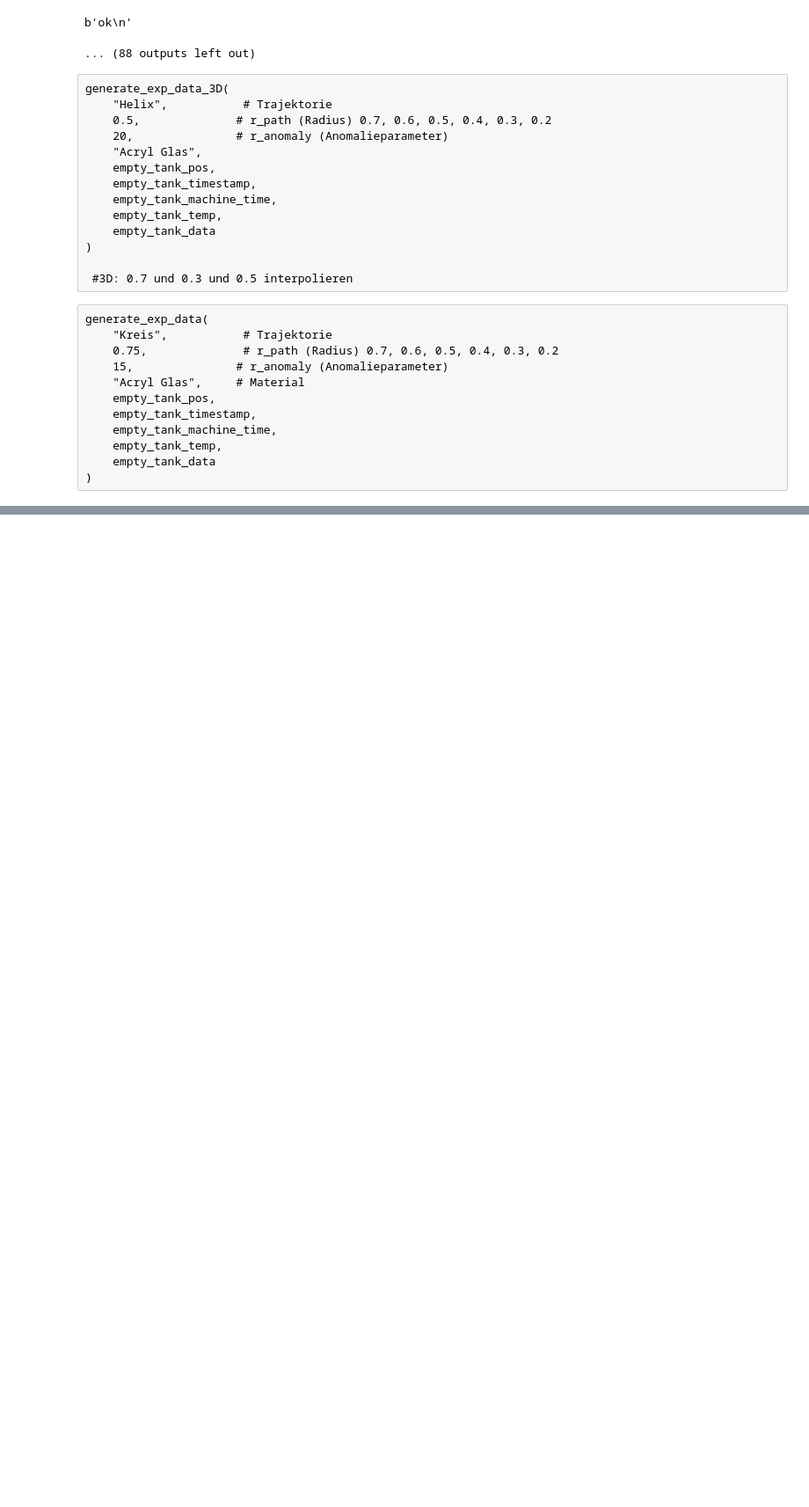
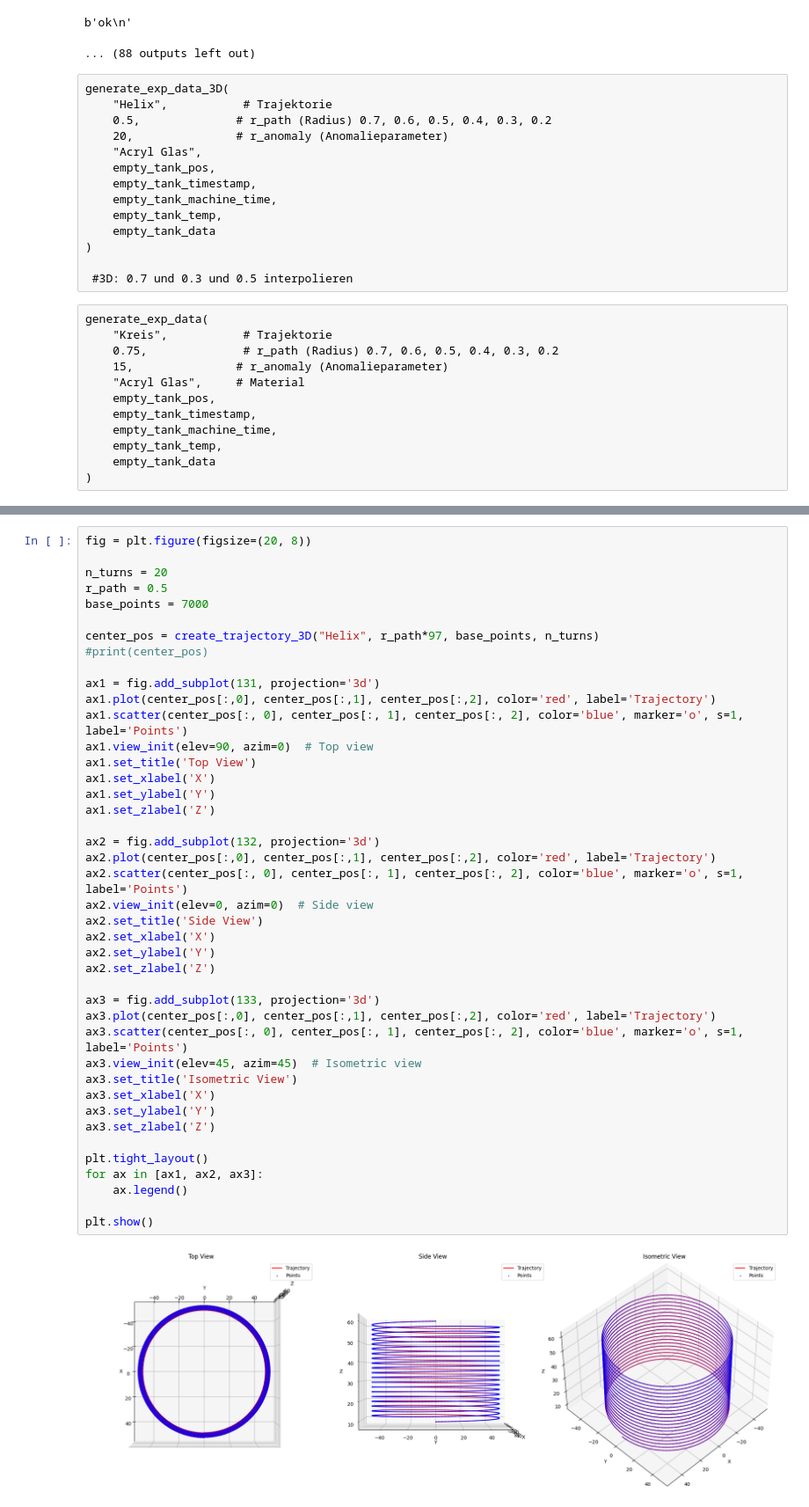
Before and after one commit to Peer076/Master-Thesis-EIT, a Jupyter notebook: new_ender_script.ipynb, the cells around one changed output, grey strips where cells are left out. Shown at 88% size. Saved outputs shown, nothing was run; the diff lists cells and outputs as text; blank space fills up the shorter version.

```diff
--- a/new_ender_script.ipynb
+++ b/new_ender_script.ipynb
@@ -518,0 +516,44 @@ message length:  4
+# %%
+fig = plt.figure(figsize=(20, 8))
+
+n_turns = 20
+r_path = 0.5
+base_points = 7000
+
+center_pos = create_trajectory_3D("Helix", r_path*97, base_points, n_turns)
+#print(center_pos)
+
+ax1 = fig.add_subplot(131, projection='3d')
+ax1.plot(center_pos[:,0], center_pos[:,1], center_pos[:,2], color='red', label='Trajectory')
+ax1.scatter(center_pos[:, 0], center_pos[:, 1], center_pos[:, 2], color='blue', marker='o', s=1, label='Points')
+ax1.view_init(elev=90, azim=0)  # Top view
+ax1.set_title('Top View')
+ax1.set_xlabel('X')
+ax1.set_ylabel('Y')
+ax1.set_zlabel('Z')
+
+ax2 = fig.add_subplot(132, projection='3d')
+ax2.plot(center_pos[:,0], center_pos[:,1], center_pos[:,2], color='red', label='Trajectory')
+ax2.scatter(center_pos[:, 0], center_pos[:, 1], center_pos[:, 2], color='blue', marker='o', s=1, label='Points')
+ax2.view_init(elev=0, azim=0)  # Side view
+ax2.set_title('Side View')
+ax2.set_xlabel('X')
+ax2.set_ylabel('Y')
+ax2.set_zlabel('Z')
+
+ax3 = fig.add_subplot(133, projection='3d')
+ax3.plot(center_pos[:,0], center_pos[:,1], center_pos[:,2], color='red', label='Trajectory')
+ax3.scatter(center_pos[:, 0], center_pos[:, 1], center_pos[:, 2], color='blue', marker='o', s=1, label='Points')
+ax3.view_init(elev=45, azim=45)  # Isometric view
+ax3.set_title('Isometric View')
+ax3.set_xlabel('X')
+ax3.set_ylabel('Y')
+ax3.set_zlabel('Z')
+
+plt.tight_layout()
+for ax in [ax1, ax2, ax3]:
+    ax.legend()
+
+plt.show()
+# %% [output]
+[figure, added]
```
Also changed, not shown: parts of 4 cells of this notebook.
